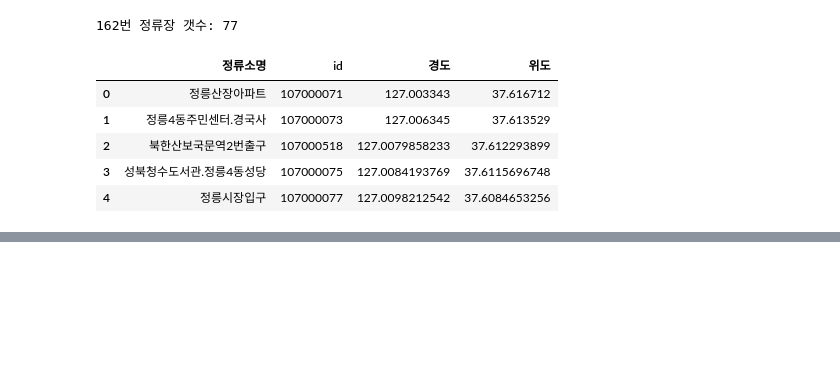
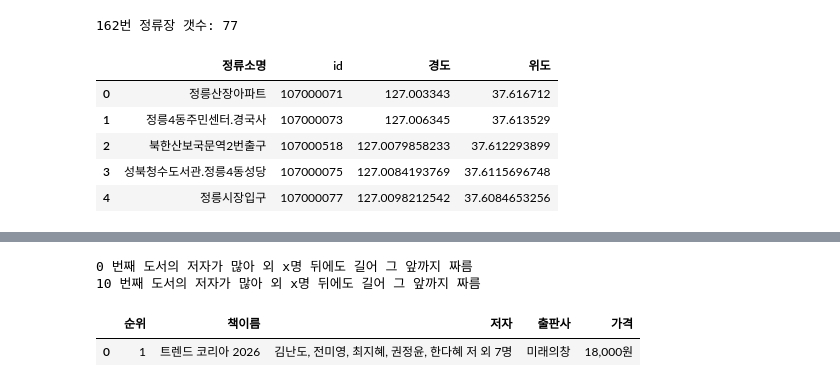
Before and after one commit to jslee912/ai, a Jupyter notebook: source/01_python/ch14_웹데이터수집1_정적_공공api.ipynb, the cells around one changed output, grey strips where cells are left out. Saved outputs shown, nothing was run; the diff lists cells and outputs as text; code cells hidden in the pictures; blank space fills up the shorter version.

```diff
--- a/source/01_python/ch14_웹데이터수집1_정적_공공api.ipynb
+++ b/source/01_python/ch14_웹데이터수집1_정적_공공api.ipynb
@@ -1058,0 +1154,46 @@ df_position
+# %%
+# 방법1
+pages = 2
+bestseller_list = []
+with open('data/ch14_yes24.txt', 'w', encoding='utf-8') as f:  # 빈 파일만들기
+    pass
+for page in range(1, pages+1):
+    url = f'https://www.yes24.com/product/category/bestseller?pageNumber={page}'
+    #print(url)
+    response = requests.get(url)
+    soup = BeautifulSoup(response.text, 'html.parser')
+    # 순위
+    ranks_els = soup.select('div.img_upper > em.ico.rank')
+    ranks =  [int(ranks_el.text) for ranks_el in ranks_els]
+    # 책제목
+    titles_els=soup.select("div.info_row > a.gd_name")
+    titles = [titles_el.text for titles_el in titles_els]
+    # 저자
+    authors_els = soup.select('span.authPub.info_auth')
+    authors = [authors_el.text.strip() for authors_el in authors_els]
+    for i, author in enumerate(authors):
+        match = re.search(r"(.*)외 \d+명", author)
+        if(match):
+            authors[i] = match.group()
+            print(i, '번째 도서의 저자가 많아 외 x명 뒤에도 길어 그 앞까지 짜름')
+    # 출판사
+    publishers_els = soup.select('div.info_row.info_pubGrp > span.authPub.info_pub')
+    publishers = [publishers_el.text for publishers_el in publishers_els]
+    # 가격
+    prices_els = soup.select("div.info_row > strong.txt_num")
+    prices = [prices_el.text for prices_el in prices_els]
+
+    # print(len(ranks), len(titles), len(writers), len(publishers), len(prices))
+    with open('data/ch14_yes24.txt', 'a', encoding='utf-8') as f:
+        for rank, title, author, publisher, price in zip(ranks, titles, authors, publishers, prices):
+            # print("{:02},{},{} | {},{}".format(rank, title, author, publisher, price))
+            f.write(f'{rank}, {title}, {author} | {publisher}, {price}\n')
+            bestseller_list.append([rank, title, author, publisher, price])
+df = pd.DataFrame(bestseller_list, columns=['순위','책이름','저자','출판사','가격'])
+df.to_csv('data/ch14_yes24.csv', index=False)
+df.head(1)
+# %% [output]
+0 번째 도서의 저자가 많아 외 x명 뒤에도 길어 그 앞까지 짜름
+10 번째 도서의 저자가 많아 외 x명 뒤에도 길어 그 앞까지 짜름
+|  | 순위 | 책이름 | 저자 | 출판사 | 가격 |
+| 0 | 1 | 트렌드 코리아 2026 | 김난도, 전미영, 최지혜, 권정윤, 한다혜 저 외 7명 | 미래의창 | 18,000원 |
```
Also changed, not shown: parts of 11 cells of this notebook, 6 other files.
